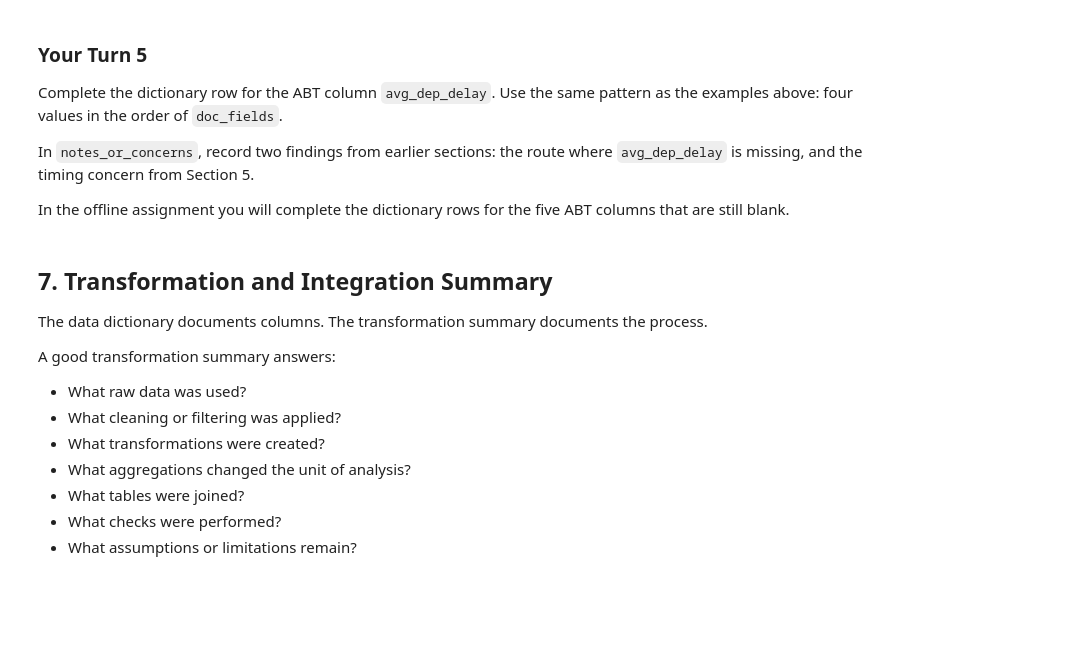
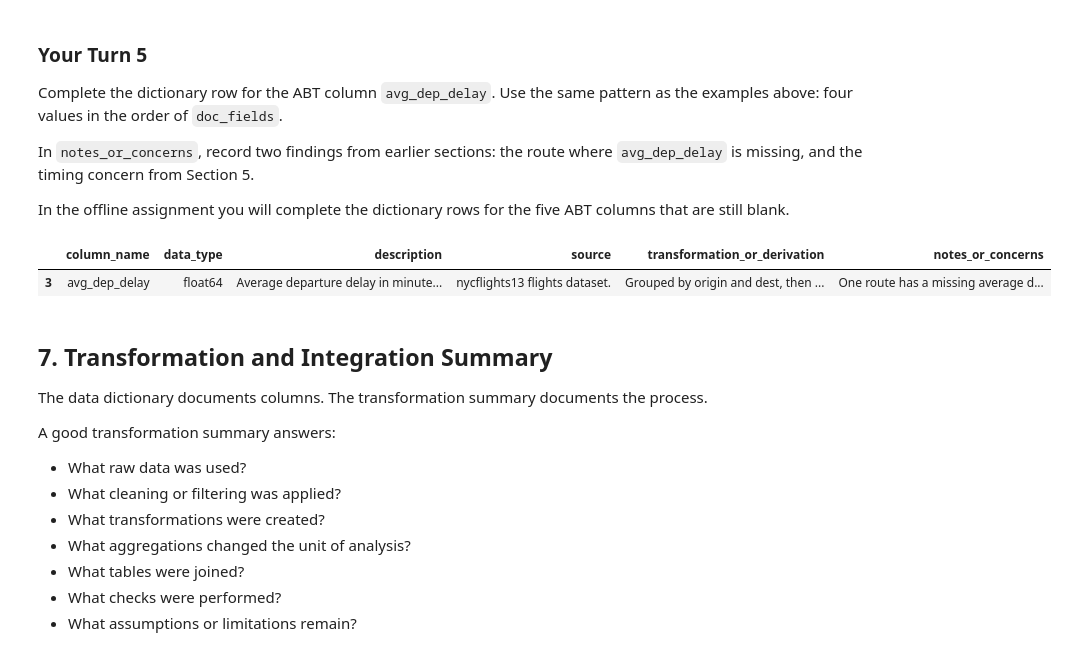
Before and after one commit to jford2001/BAN-6003---week-11, a Jupyter notebook: notebooks/module11_abt_documentation_guided_lab.ipynb, the cells around one changed output. Saved outputs shown, nothing was run; the diff lists cells and outputs as text; code cells hidden in the pictures; blank space fills up the shorter version.

```diff
--- a/notebooks/module11_abt_documentation_guided_lab.ipynb
+++ b/notebooks/module11_abt_documentation_guided_lab.ipynb
@@ -394,14 +557,24 @@ In the offline assignment you will complete the dictionary rows for the five ABT
 # %%
 # Your Turn 5 - document the ABT column avg_dep_delay (one dictionary row).
 # Replace the four empty strings, in the order of doc_fields, then run the cell.
 your_turn_entries = {
-    "avg_dep_delay": ["", "", "", ""],
+    "avg_dep_delay": [
+        "Average departure delay in minutes for each route.",
+        "nycflights13 flights dataset.",
+        "Grouped by origin and dest, then calculated the mean of dep_delay.",
+        "One route has a missing average departure delay. This value is also not known before the flights occur, so using it to predict arrival delays before the season starts could cause data leakage."
+    ]
 }
 
 for abt_column, values in your_turn_entries.items():
-    data_dictionary.loc[data_dictionary["column_name"] == abt_column, doc_fields] = values
+    data_dictionary.loc[
+        data_dictionary["column_name"] == abt_column, doc_fields
+    ] = values
 
 data_dictionary[data_dictionary["column_name"] == "avg_dep_delay"]
+# %% [output]
+|  | column_name | data_type | description | source | transformation_or_derivation | notes_or_concerns |
+| 3 | avg_dep_delay | float64 | Average departure delay in minute... | nycflights13 flights dataset. | Grouped by origin and dest, then ... | One route has a missing average d... |
 # %% [markdown]
 ## 7. Transformation and Integration Summary
 
```
Also changed, not shown: parts of 29 cells of this notebook, 3 other files.
